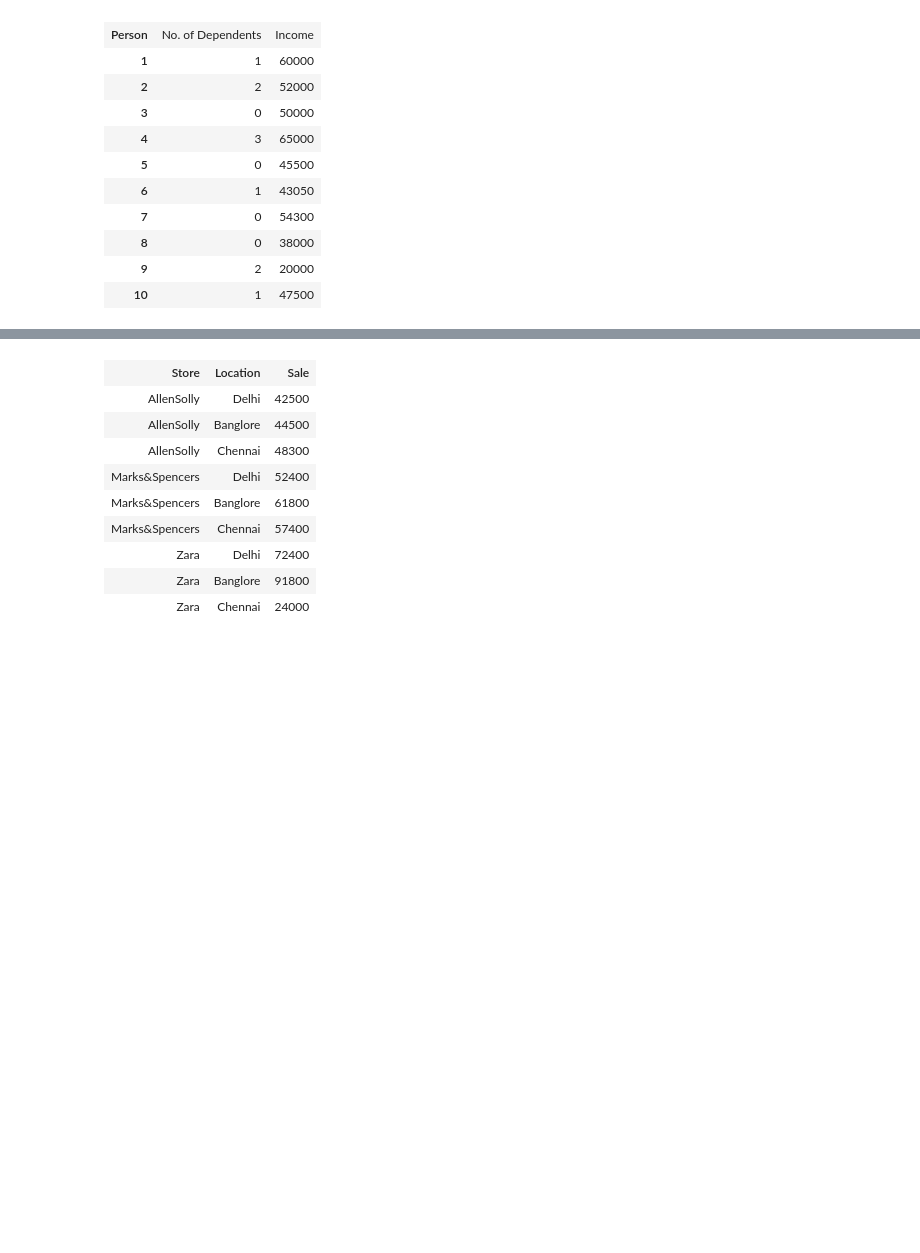
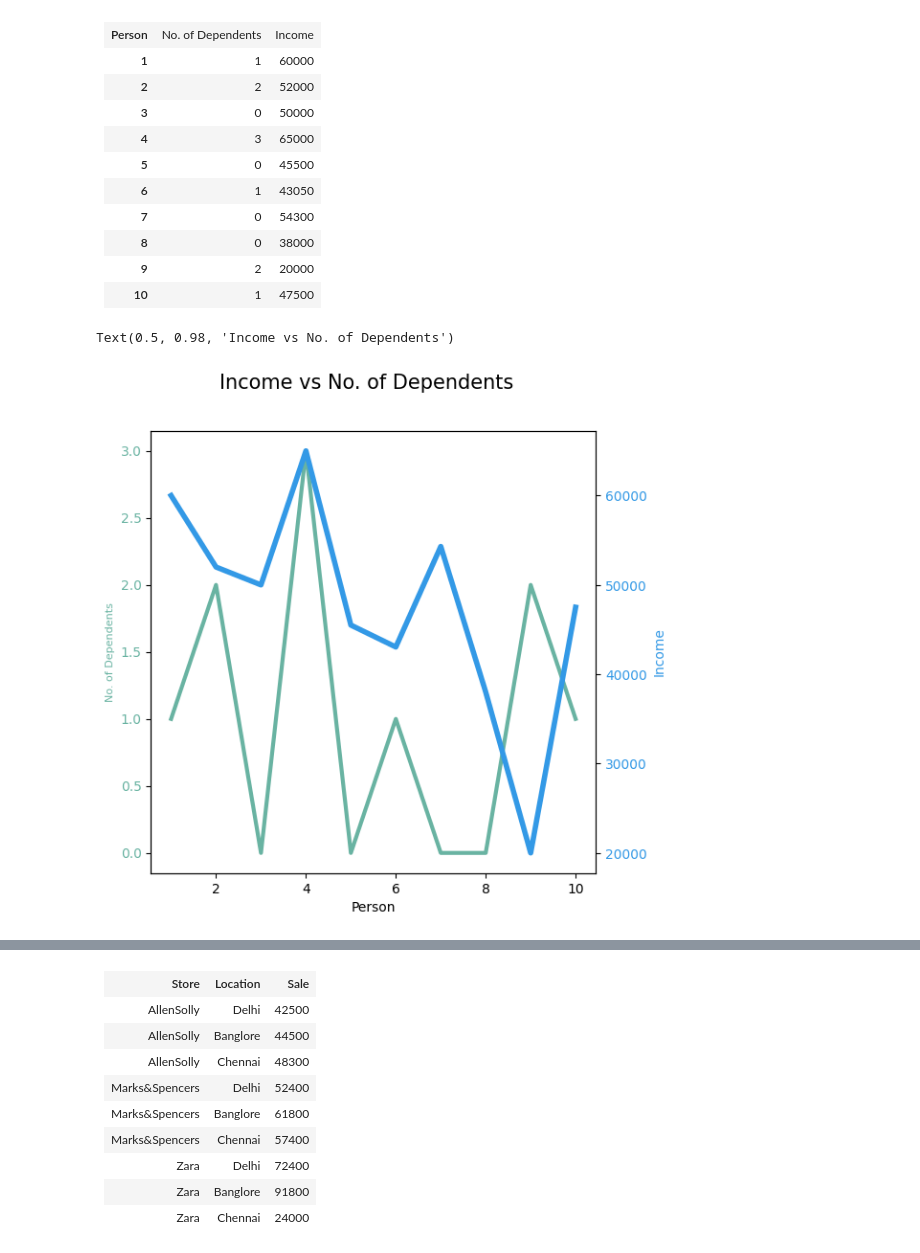
Before and after one commit to anuragsingh2207/dsba-jupyter-notebook, a Jupyter notebook: src/Session_5/Take_Home_Session_5_Question.ipynb, the cells around one changed output, grey strips where cells are left out. Drawn from its saved outputs; the diff is of its cells as text; code cells hidden in the pictures; blank space fills up the shorter version.

```diff
--- a/src/Session_5/Take_Home_Session_5_Question.ipynb
+++ b/src/Session_5/Take_Home_Session_5_Question.ipynb
@@ -183,3 +181,34 @@ plt.show()
+# %%
+# type your code here
+
+income_data = { 'Person' : [1, 2, 3, 4, 5, 6, 7, 8, 9, 10],
+                'No. of Dependents' : [1, 2, 0, 3, 0, 1, 0, 0, 2, 1],
+                'Income' : [60000, 52000, 50000, 65000, 45500, 43050, 54300, 38000, 20000, 47500]
+}
+
+income_data_frame = pd.DataFrame(income_data)
+
+
+COLOR_TEMPERATURE = "#69b3a2"
+COLOR_PRICE = "#3399e6"
+
+fig, ax1 = plt.subplots(figsize=(6, 6))
+ax2 = ax1.twinx()
+
+ax1.plot(income_data_frame['Person'], income_data_frame['No. of Dependents'], color=COLOR_TEMPERATURE, lw=3)
+ax2.plot(income_data_frame['Person'], income_data_frame['Income'], color=COLOR_PRICE, lw=4)
+
+ax1.set_xlabel("Person")
+ax1.set_ylabel("No. of Dependents", color=COLOR_TEMPERATURE, fontsize=8)
+ax1.tick_params(axis="y", labelcolor=COLOR_TEMPERATURE)
+
+ax2.set_ylabel("Income", color=COLOR_PRICE, fontsize=10)
+ax2.tick_params(axis="y", labelcolor=COLOR_PRICE)
+
+fig.suptitle("Income vs No. of Dependents", fontsize=15)
+# %% [output]
+Text(0.5, 0.98, 'Income vs No. of Dependents')
+[figure, added]
 # %% [markdown]
 <table align="left">
     <tr>
```
Also changed, not shown: parts of 18 cells of this notebook, 1 other file.
